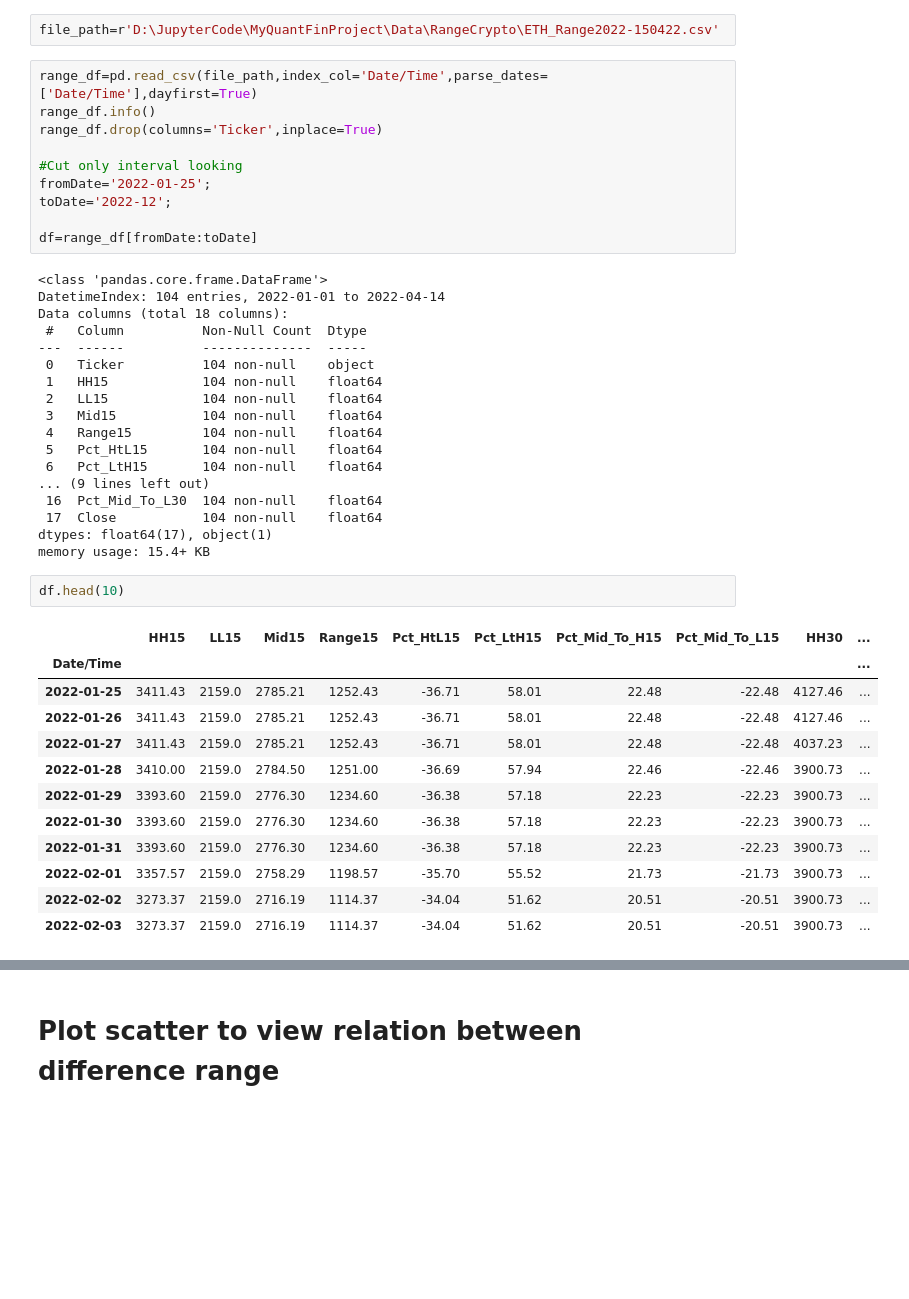
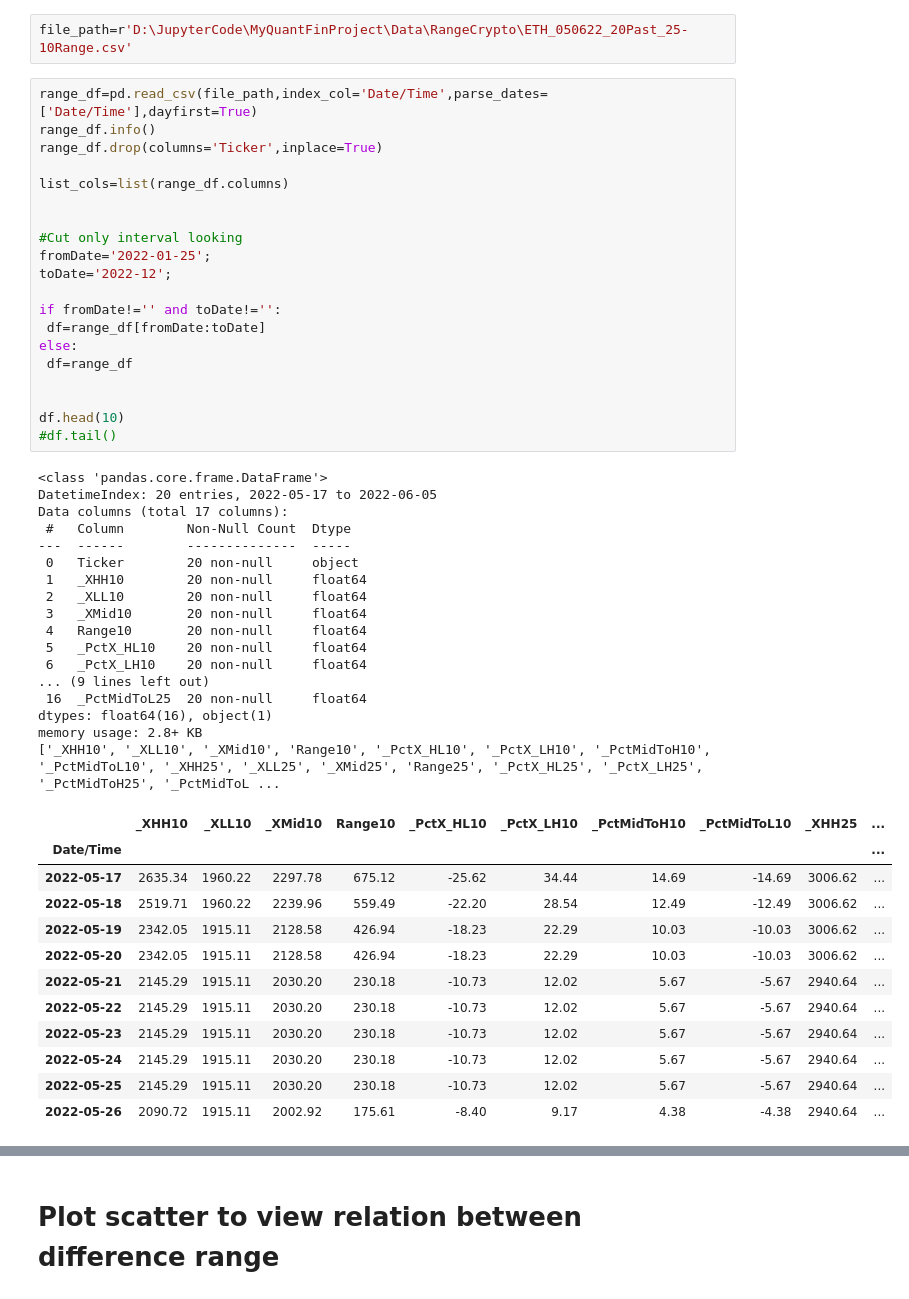
Before and after one commit to technqvi/FinQuant, a Jupyter notebook: Crypto-HLRange.ipynb, the cells around one changed output, grey strips where cells are left out. Cells and saved outputs as stored; diff of their text form; blank space fills up the shorter version.

```diff
--- a/Crypto-HLRange.ipynb
+++ b/Crypto-HLRange.ipynb
@@ -8,46 +10,53 @@ import plotly.express as px
 import os
 # %%
-file_path=r'D:\JupyterCode\MyQuantFinProject\Data\RangeCrypto\ETH_Range2022-150422.csv'
+file_path=r'D:\JupyterCode\MyQuantFinProject\Data\RangeCrypto\ETH_050622_20Past_25-10Range.csv'
 # %%
 range_df=pd.read_csv(file_path,index_col='Date/Time',parse_dates=['Date/Time'],dayfirst=True)
 range_df.info()
 range_df.drop(columns='Ticker',inplace=True)
 
+list_cols=list(range_df.columns)
+
+
 #Cut only interval looking
 fromDate='2022-01-25';
 toDate='2022-12';
 
-df=range_df[fromDate:toDate]
+if fromDate!='' and toDate!='':
+ df=range_df[fromDate:toDate]
+else:
+ df=range_df
+
+
+df.head(10)
+#df.tail()
 # %% [output]
 <class 'pandas.core.frame.DataFrame'>
-DatetimeIndex: 104 entries, 2022-01-01 to 2022-04-14
-Data columns (total 18 columns):
- #   Column          Non-Null Count  Dtype
----  ------          --------------  -----
- 0   Ticker          104 non-null    object
- 1   HH15            104 non-null    float64
- 2   LL15            104 non-null    float64
- 3   Mid15           104 non-null    float64
- 4   Range15         104 non-null    float64
- 5   Pct_HtL15       104 non-null    float64
- 6   Pct_LtH15       104 non-null    float64
+DatetimeIndex: 20 entries, 2022-05-17 to 2022-06-05
+Data columns (total 17 columns):
+ #   Column        Non-Null Count  Dtype
+---  ------        --------------  -----
+ 0   Ticker        20 non-null     object
+ 1   _XHH10        20 non-null     float64
+ 2   _XLL10        20 non-null     float64
+ 3   _XMid10       20 non-null     float64
+ 4   Range10       20 non-null     float64
+ 5   _PctX_HL10    20 non-null     float64
+ 6   _PctX_LH10    20 non-null     float64
 ... (9 lines left out)
- 16  Pct_Mid_To_L30  104 non-null    float64
- 17  Close           104 non-null    float64
-dtypes: float64(17), object(1)
-memory usage: 15.4+ KB
+ 16  _PctMidToL25  20 non-null     float64
+dtypes: float64(16), object(1)
+memory usage: 2.8+ KB
+['_XHH10', '_XLL10', '_XMid10', 'Range10', '_PctX_HL10', '_PctX_LH10', '_PctMidToH10', '_PctMidToL10', '_XHH25', '_XLL25', '_XMid25', 'Range25', '_PctX_HL25', '_PctX_LH25', '_PctMidToH25', '_PctMidToL ...
+|  | _XHH10 | _XLL10 | _XMid10 | Range10 | _PctX_HL10 | _PctX_LH10 | _PctMidToH10 | _PctMidToL10 | _XHH25 | ... |
+| Date/Time |  |  |  |  |  |  |  |  |  | ... |
+| 2022-05-17 | 2635.34 | 1960.22 | 2297.78 | 675.12 | -25.62 | 34.44 | 14.69 | -14.69 | 3006.62 | ... |
+| 2022-05-18 | 2519.71 | 1960.22 | 2239.96 | 559.49 | -22.20 | 28.54 | 12.49 | -12.49 | 3006.62 | ... |
+| 2022-05-19 | 2342.05 | 1915.11 | 2128.58 | 426.94 | -18.23 | 22.29 | 10.03 | -10.03 | 3006.62 | ... |
+| 2022-05-20 | 2342.05 | 1915.11 | 2128.58 | 426.94 | -18.23 | 22.29 | 10.03 | -10.03 | 3006.62 | ... |
+| 2022-05-21 | 2145.29 | 1915.11 | 2030.20 | 230.18 | -10.73 | 12.02 | 5.67 | -5.67 | 2940.64 | ... |
+| 2022-05-22 | 2145.29 | 1915.11 | 2030.20 | 230.18 | -10.73 | 12.02 | 5.67 | -5.67 | 2940.64 | ... |
+| 2022-05-23 | 2145.29 | 1915.11 | 2030.20 | 230.18 | -10.73 | 12.02 | 5.67 | -5.67 | 2940.64 | ... |
+| 2022-05-24 | 2145.29 | 1915.11 | 2030.20 | 230.18 | -10.73 | 12.02 | 5.67 | -5.67 | 2940.64 | ... |
+| 2022-05-25 | 2145.29 | 1915.11 | 2030.20 | 230.18 | -10.73 | 12.02 | 5.67 | -5.67 | 2940.64 | ... |
+| 2022-05-26 | 2090.72 | 1915.11 | 2002.92 | 175.61 | -8.40 | 9.17 | 4.38 | -4.38 | 2940.64 | ... |
-# %%
-df.head(10)
-# %% [output]
-|  | HH15 | LL15 | Mid15 | Range15 | Pct_HtL15 | Pct_LtH15 | Pct_Mid_To_H15 | Pct_Mid_To_L15 | HH30 | ... |
-| Date/Time |  |  |  |  |  |  |  |  |  | ... |
-| 2022-01-25 | 3411.43 | 2159.0 | 2785.21 | 1252.43 | -36.71 | 58.01 | 22.48 | -22.48 | 4127.46 | ... |
-| 2022-01-26 | 3411.43 | 2159.0 | 2785.21 | 1252.43 | -36.71 | 58.01 | 22.48 | -22.48 | 4127.46 | ... |
-| 2022-01-27 | 3411.43 | 2159.0 | 2785.21 | 1252.43 | -36.71 | 58.01 | 22.48 | -22.48 | 4037.23 | ... |
-| 2022-01-28 | 3410.00 | 2159.0 | 2784.50 | 1251.00 | -36.69 | 57.94 | 22.46 | -22.46 | 3900.73 | ... |
-| 2022-01-29 | 3393.60 | 2159.0 | 2776.30 | 1234.60 | -36.38 | 57.18 | 22.23 | -22.23 | 3900.73 | ... |
-| 2022-01-30 | 3393.60 | 2159.0 | 2776.30 | 1234.60 | -36.38 | 57.18 | 22.23 | -22.23 | 3900.73 | ... |
-| 2022-01-31 | 3393.60 | 2159.0 | 2776.30 | 1234.60 | -36.38 | 57.18 | 22.23 | -22.23 | 3900.73 | ... |
-| 2022-02-01 | 3357.57 | 2159.0 | 2758.29 | 1198.57 | -35.70 | 55.52 | 21.73 | -21.73 | 3900.73 | ... |
-| 2022-02-02 | 3273.37 | 2159.0 | 2716.19 | 1114.37 | -34.04 | 51.62 | 20.51 | -20.51 | 3900.73 | ... |
-| 2022-02-03 | 3273.37 | 2159.0 | 2716.19 | 1114.37 | -34.04 | 51.62 | 20.51 | -20.51 | 3900.73 | ... |
```
Also changed, not shown: parts of 14 cells of this notebook.
